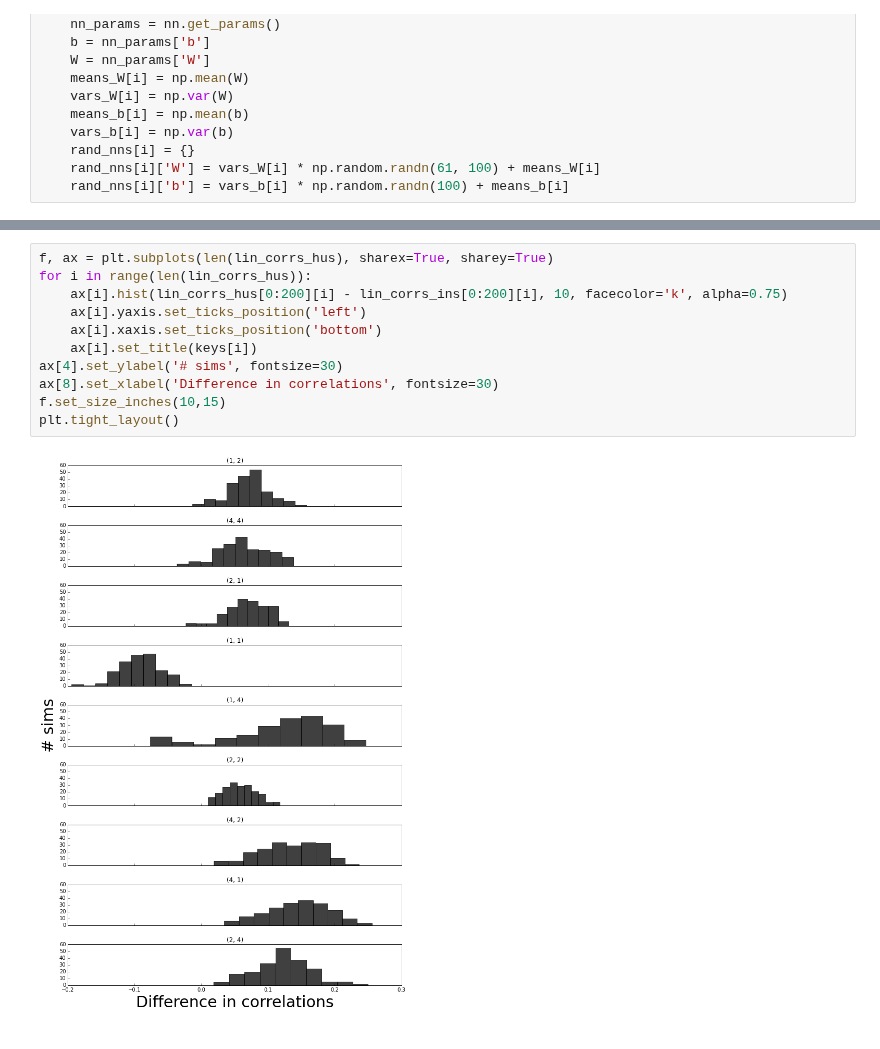
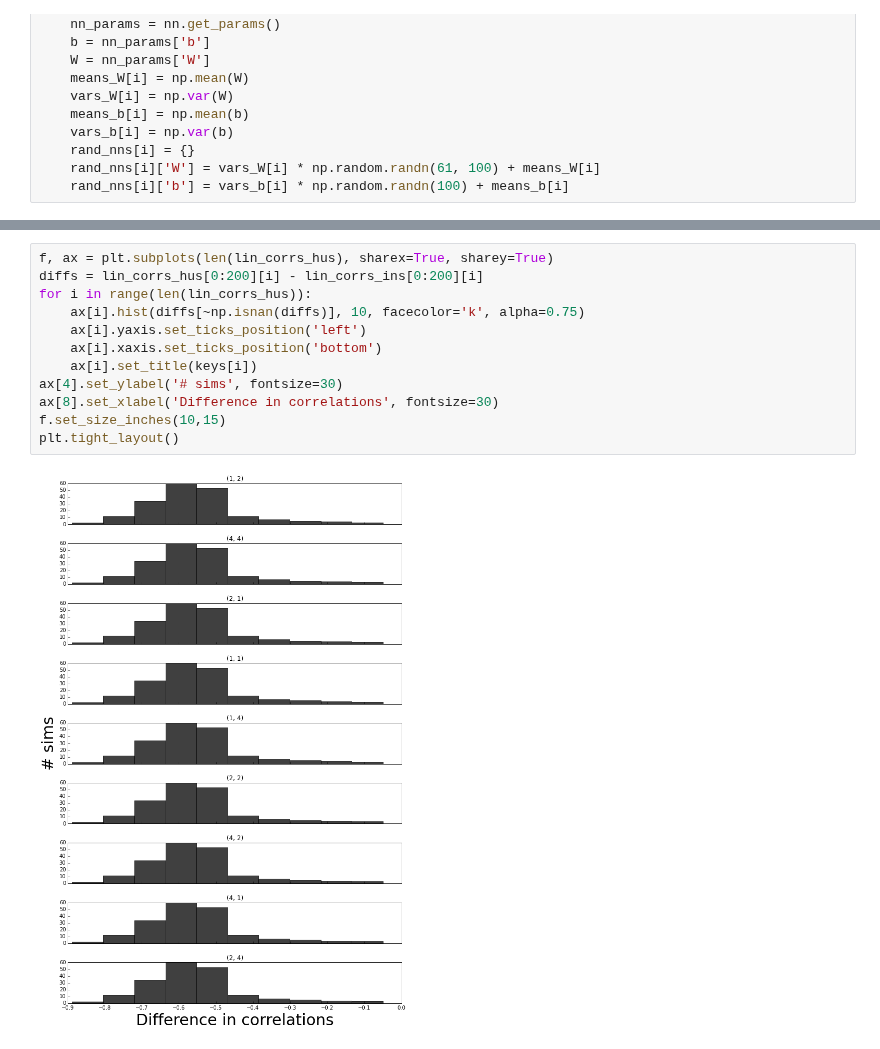
Before and after one commit to NYUMaLab/Divisive_Normalization_Project, a Jupyter notebook: Code/Demixing/Random Networks.ipynb, the cells around one changed output, grey strips where cells are left out. Cells and saved outputs as stored; diff of their text form.

```diff
--- a/Code/Demixing/Random Networks.ipynb
+++ b/Code/Demixing/Random Networks.ipynb
@@ -183,13 +183,14 @@ for i in range(200):
 # %%
 f, ax = plt.subplots(len(lin_corrs_hus), sharex=True, sharey=True)
+diffs = lin_corrs_hus[0:200][i] - lin_corrs_ins[0:200][i]
 for i in range(len(lin_corrs_hus)):
-    ax[i].hist(lin_corrs_hus[0:200][i] - lin_corrs_ins[0:200][i], 10, facecolor='k', alpha=0.75)
+    ax[i].hist(diffs[~np.isnan(diffs)], 10, facecolor='k', alpha=0.75)
     ax[i].yaxis.set_ticks_position('left')
     ax[i].xaxis.set_ticks_position('bottom')
     ax[i].set_title(keys[i])
 ax[4].set_ylabel('# sims', fontsize=30)
 ax[8].set_xlabel('Difference in correlations', fontsize=30)
 f.set_size_inches(10,15)
 plt.tight_layout()
 # %% [output]
-[figure, old version]
+[figure, new version]
```
Also changed, not shown: parts of 6 cells of this notebook, 2 other files.
